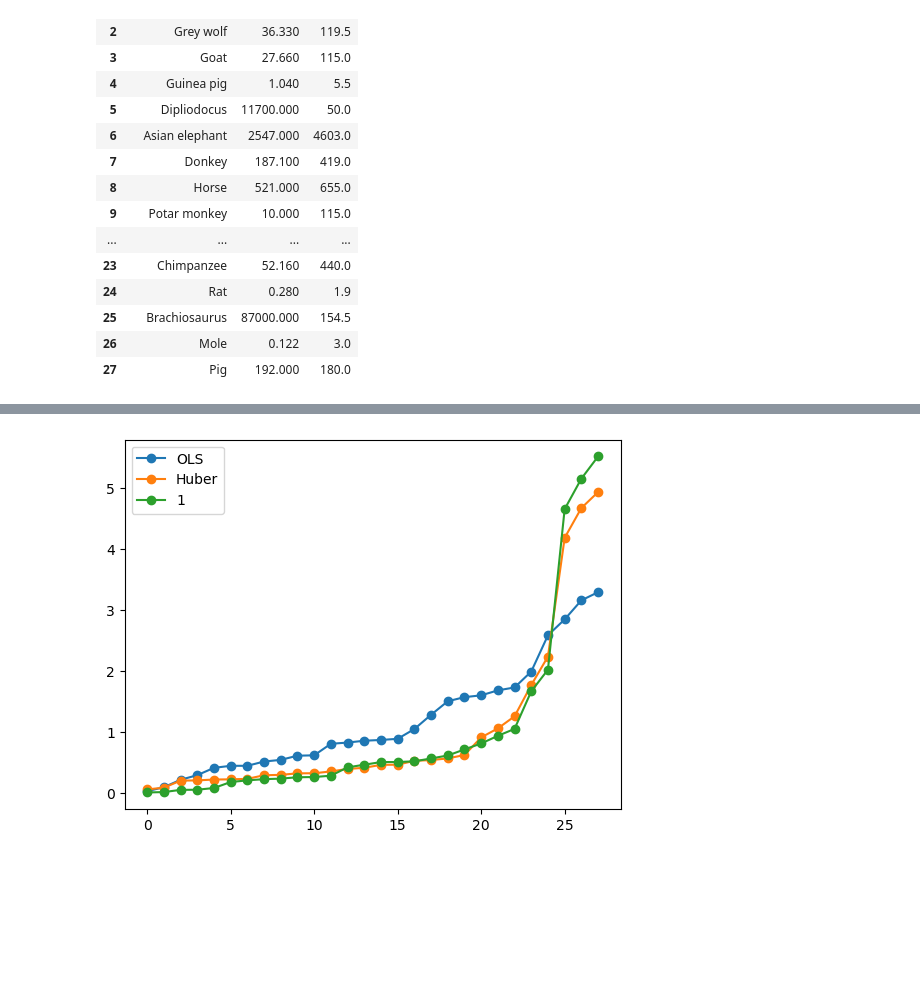
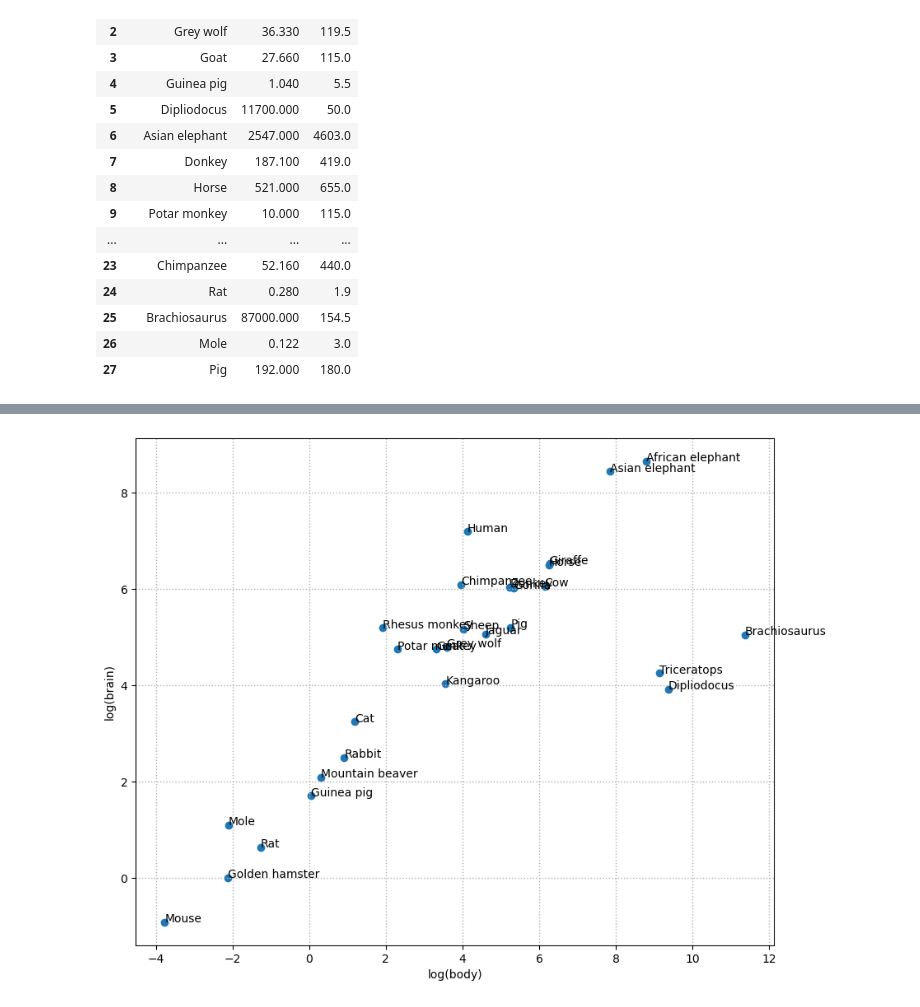
Before and after one commit to intellimath/mltools, a Jupyter notebook: notebooks/python_linear_regression_animals.ipynb, the cells around one changed output, grey strips where cells are left out. Saved outputs shown, nothing was run; the diff lists cells and outputs as text; code cells hidden in the pictures; blank space fills up the shorter version.

```diff
--- a/notebooks/python_linear_regression_animals.ipynb
+++ b/notebooks/python_linear_regression_animals.ipynb
@@ -92,2 +35,0 @@ lrg = linear_model.LinearRegression()
-# %%
-lrg.fit(body_log[:,None], brain_log)
@@ -205,2 +35,0 @@ lgr_hub = linear_model.HuberRegressor()
-# %%
-lgr_hub.fit(body_log[:,None], brain_log)
@@ -227,8 +36,13 @@ err_hub_s = np.sort(err_hub)
-# %%
-plt.plot(err_s, marker='o', label='OLS')
-plt.plot(err_hub_s, marker='o', label='Huber')
-plt.plot(err1_s, marker='o', label='1')
-plt.legend()
-plt.show()
-# %% [output]
-[figure, removed]
+# %%
+plt.figure(figsize=(10,8))
+plt.scatter(body_log, brain_log)
+plt.xlabel('log(body)')
+plt.ylabel('log(brain)')
+
+for name, x, y in zip(names, body_log, brain_log):
+    plt.text(x, y, name)
+
+plt.grid(1, linewidth=1.0, linestyle=":")
+plt.show()
+# %% [output]
+[figure, added]
```
Also changed, not shown: parts of 53 cells of this notebook, 18 other files.
